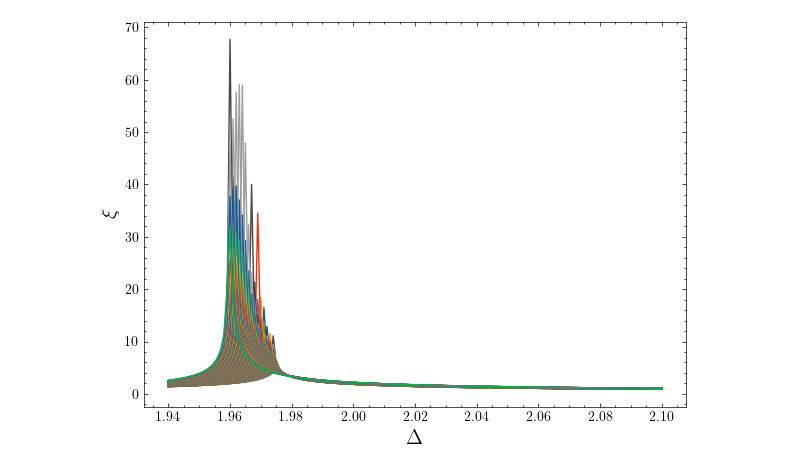
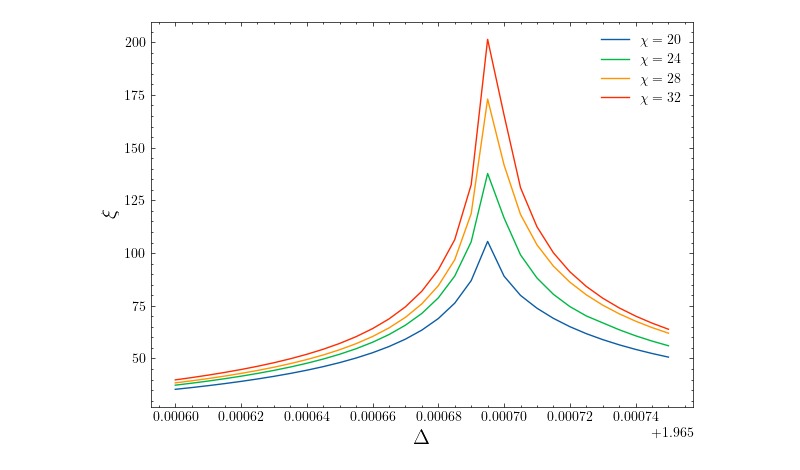
Before and after one commit to DerkNiessink/Blume, a Jupyter notebook: analysis/blume/tricritical.ipynb, the cells around one changed output. Saved outputs shown, nothing was run; the diff lists cells and outputs as text; code cells hidden in the pictures.

```diff
--- a/analysis/blume/tricritical.ipynb
+++ b/analysis/blume/tricritical.ipynb
@@ -48,20 +98,14 @@ Done
 # %%
-T_range = [T for T in np.arange(0.57, 0.64, 0.0005)]
-delta_stars_left = []
-max_xis = []
+T_range = [T for T in np.arange(0.608, 0.613, 0.0005)]
 plt.figure(figsize= (7, 5))
 for temp in T_range:
-    data = read("06-06 01:11", f"temperature{temp}")
-    xis = compute(Prop.xi, data)
-    max_xis.append(max(xis))
-    plt.plot(data["couplings"], xis)
-    delta_stars_left.append(data["couplings"][xis.index(max(xis))])
+    data_inv = read('14-06 13:14', f"temperature{temp}")
+    energies_inv = compute(Prop.f, data_inv)
+    plt.plot(data["couplings"][::-1], energies_inv, label=f"T = {round(temp,3)}")
 
 plt.xlabel("$\Delta$", fontsize=15)
-plt.ylabel(r"$\xi$", fontsize=15)
+plt.ylabel(r"$f$", fontsize=15)
+plt.title("Approach from right")
 #plt.legend()
-plt.axvline(x= 1.996, linestyle="--", label = "$\Delta_t$ (Silva et al.)")
-plt.xlim(1.94, 2)
-plt.legend()
 plt.show()
 # %% [output]
@@ -102,17 +167,20 @@ Done
 # %%
-delta_stars_right = []
-max_xis = []
-plt.figure(figsize= (7, 5))
-for temp in T_range[:-20]:
-    data = read("06-06 01:37", f"temperature{temp}")
-    xis = compute(Prop.xi, data)
-    max_xis.append(max(xis))
-    plt.plot(data["couplings"], xis, label=f"T = {round(temp,3)}")
-    delta_stars_right.append(data["couplings"][xis.index(max(xis))])
+chis = [20, 24, 28, 32]
+delta_stars_crit = []
+delta_stars = []
+max_corrs = []
+max_corrs_crit = []
+plt.figure(figsize=(7, 5))
+for chi in chis:
+    data = read("12-06 12:43", f"chi{chi}")
+    corrs = compute(Prop.xi, data)
+    max_corrs.append(max(corrs))
+    delta_stars.append(data["couplings"][corrs.index(max(corrs))])
+    plt.plot(data["couplings"], corrs, label=f"$\chi = {chi}$")
 
-plt.xlabel("$\Delta$", fontsize=15)
-plt.ylabel(r"$\xi$", fontsize=15)
-#plt.legend()
+plt.legend()
+plt.xlabel(r"$\Delta$", fontsize = 15)
+plt.ylabel(r"$\xi$", fontsize = 15)
 plt.show()
 # %% [output]
-[figure, old version]
+[figure, new version]
```
Also changed, not shown: parts of 20 cells of this notebook, 12 other files.
